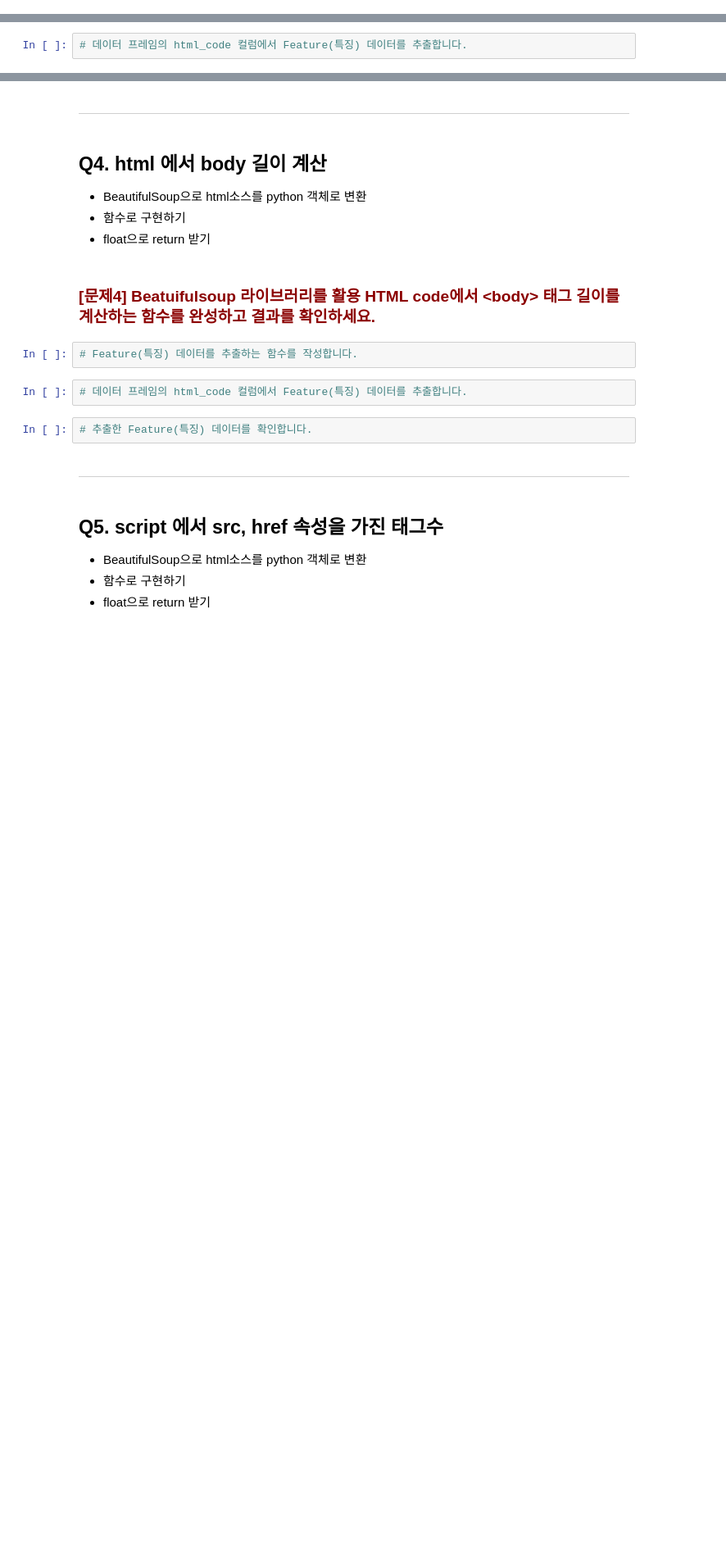
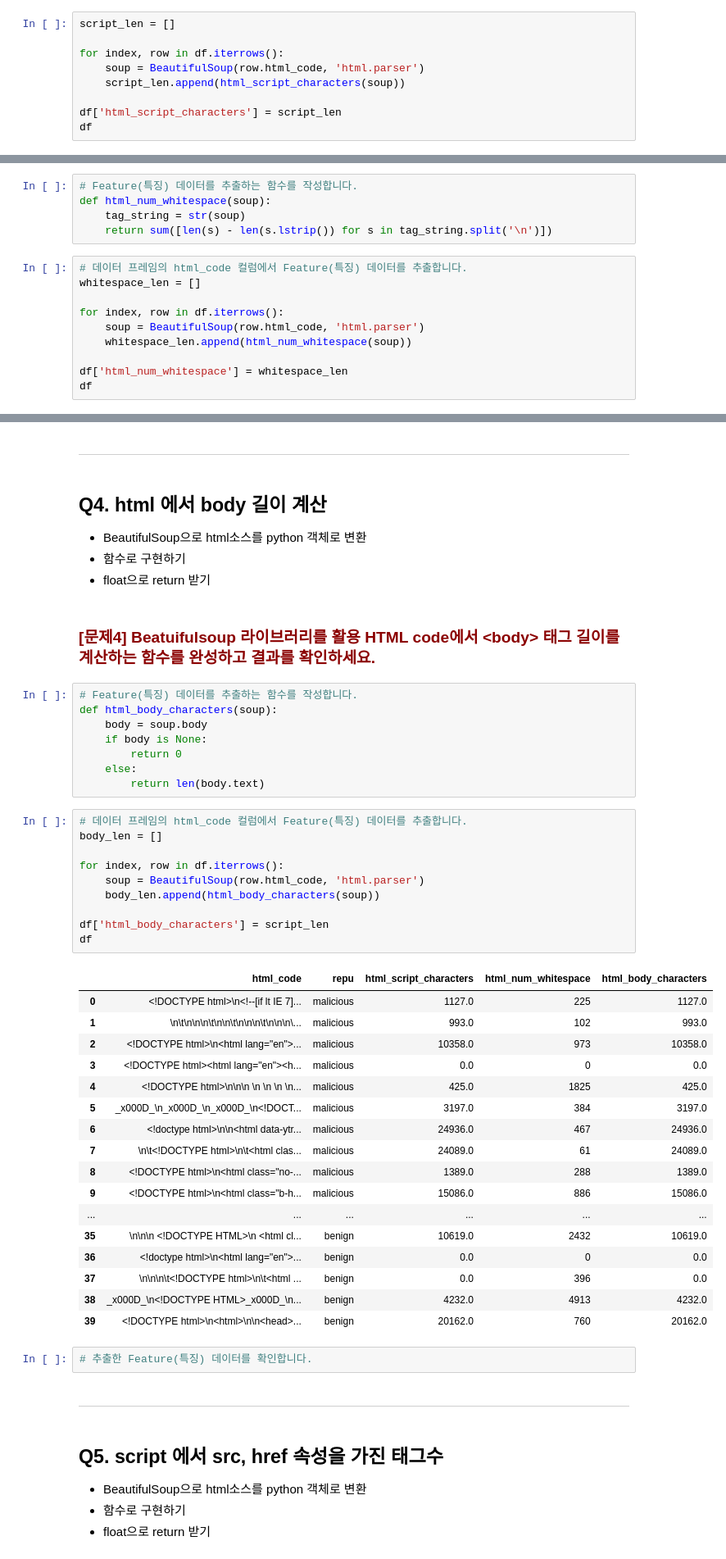
Before and after one commit to won4513/mini2, a Jupyter notebook: 2일차/1. 데이터 수집.ipynb, the cells around one changed output, grey strips where cells are left out. Shown at 82% size. Saved outputs shown, nothing was run; the diff lists cells and outputs as text; blank space fills up the shorter version.

```diff
--- a/2일차/1. 데이터 수집.ipynb
+++ b/2일차/1. 데이터 수집.ipynb
@@ -106,0 +132,9 @@ print("* title 길이 :", len(str(soup.head.title.getText())))
+# %%
+script_len = []
+
+for index, row in df.iterrows():
+    soup = BeautifulSoup(row.html_code, 'html.parser')
+    script_len.append(html_script_characters(soup))
+
+df['html_script_characters'] = script_len
+df
@@ -121,2 +169,15 @@ print("* title 길이 :", len(str(soup.head.title.getText())))
+# %%
+# Feature(특징) 데이터를 추출하는 함수를 작성합니다.
+def html_num_whitespace(soup):
+    tag_string = str(soup)
+    return sum([len(s) - len(s.lstrip()) for s in tag_string.split('\n')])
 # %%
 # 데이터 프레임의 html_code 컬럼에서 Feature(특징) 데이터를 추출합니다.
+whitespace_len = []
+
+for index, row in df.iterrows():
+    soup = BeautifulSoup(row.html_code, 'html.parser')
+    whitespace_len.append(html_num_whitespace(soup))
+
+df['html_num_whitespace'] = whitespace_len
+df
@@ -134,8 +213,40 @@ print("* title 길이 :", len(str(soup.head.title.getText())))
 ### <span style="color:darkred">[문제4] Beatuifulsoup 라이브러리를 활용 HTML code에서 \<body> 태그 길이를 계산하는 함수를 완성하고 결과를 확인하세요.<span>
 # %%
 # Feature(특징) 데이터를 추출하는 함수를 작성합니다.
+def html_body_characters(soup):
+    body = soup.body
+    if body is None:
+        return 0
+    else:
+        return len(body.text)
 # %%
 # 데이터 프레임의 html_code 컬럼에서 Feature(특징) 데이터를 추출합니다.
+body_len = []
+
+for index, row in df.iterrows():
+    soup = BeautifulSoup(row.html_code, 'html.parser')
+    body_len.append(html_body_characters(soup))
+
+df['html_body_characters'] = script_len
+df
+# %% [output]
+|  | html_code | repu | html_script_characters | html_num_whitespace | html_body_characters |
+| 0 | <!DOCTYPE html>\n<!--[if lt IE 7]... | malicious | 1127.0 | 225 | 1127.0 |
+| 1 | \n\t\n\n\n\t\n\n\t\n\n\n\t\n\n\n\... | malicious | 993.0 | 102 | 993.0 |
+| 2 | <!DOCTYPE html>\n<html lang="en">... | malicious | 10358.0 | 973 | 10358.0 |
+| 3 | <!DOCTYPE html><html lang="en"><h... | malicious | 0.0 | 0 | 0.0 |
+| 4 | <!DOCTYPE html>\n\n\n \n \n \n \n... | malicious | 425.0 | 1825 | 425.0 |
+| 5 | _x000D_\n_x000D_\n_x000D_\n<!DOCT... | malicious | 3197.0 | 384 | 3197.0 |
+| 6 | <!doctype html>\n\n<html data-ytr... | malicious | 24936.0 | 467 | 24936.0 |
+| 7 | \n\t<!DOCTYPE html>\n\t<html clas... | malicious | 24089.0 | 61 | 24089.0 |
+| 8 | <!DOCTYPE html>\n<html class="no-... | malicious | 1389.0 | 288 | 1389.0 |
+| 9 | <!DOCTYPE html>\n<html class="b-h... | malicious | 15086.0 | 886 | 15086.0 |
+| ... | ... | ... | ... | ... | ... |
+| 35 | \n\n\n <!DOCTYPE HTML>\n <html cl... | benign | 10619.0 | 2432 | 10619.0 |
+| 36 | <!doctype html>\n<html lang="en">... | benign | 0.0 | 0 | 0.0 |
+| 37 | \n\n\n\t<!DOCTYPE html>\n\t<html ... | benign | 0.0 | 396 | 0.0 |
+| 38 | _x000D_\n<!DOCTYPE HTML>_x000D_\n... | benign | 4232.0 | 4913 | 4232.0 |
+| 39 | <!DOCTYPE html>\n<html>\n\n<head>... | benign | 20162.0 | 760 | 20162.0 |
 # %%
 # 추출한 Feature(특징) 데이터를 확인합니다.
 # %% [markdown]
```
Also changed, not shown: parts of 17 cells of this notebook.
